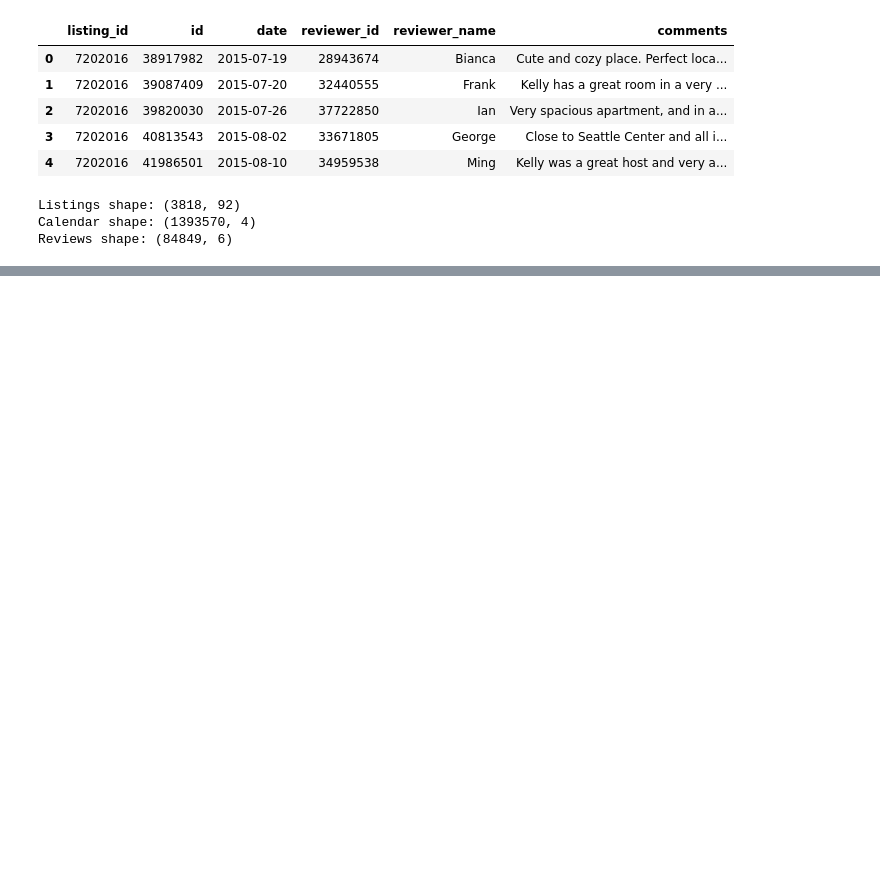
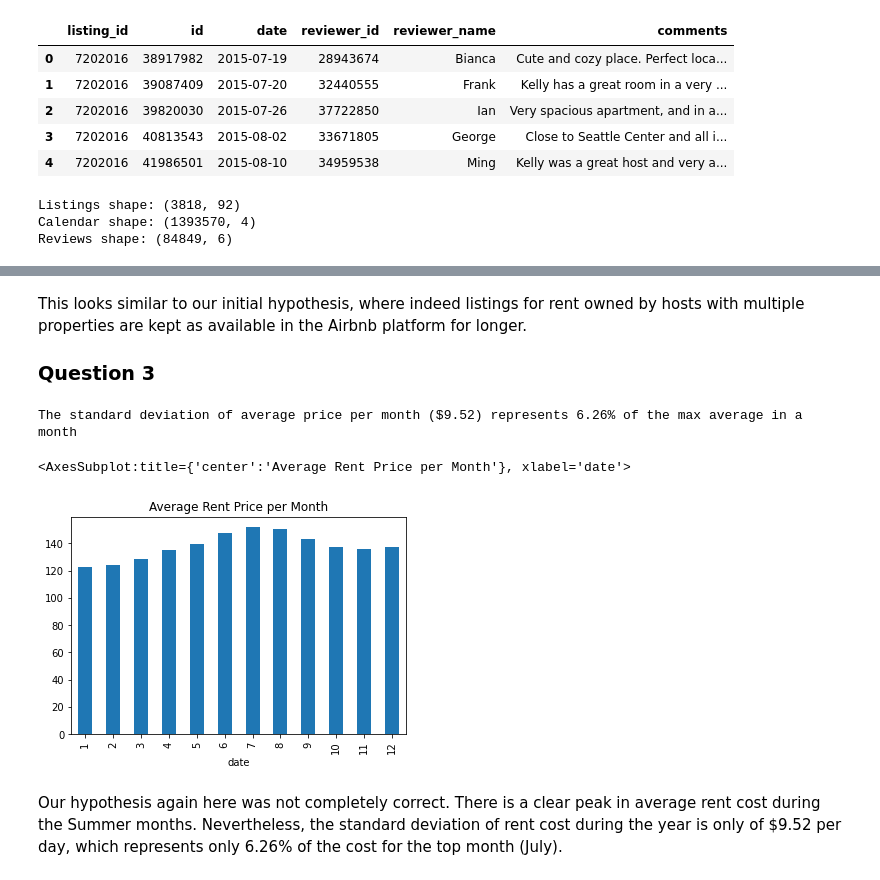
Before and after one commit to adaltof/seattle-airbnb, a Jupyter notebook: Seattle-AirBnb-Project.ipynb, the cells around one changed output, grey strips where cells are left out. Saved outputs shown, nothing was run; the diff lists cells and outputs as text; code cells hidden in the pictures; blank space fills up the shorter version.

```diff
--- a/Seattle-AirBnb-Project.ipynb
+++ b/Seattle-AirBnb-Project.ipynb
@@ -49,0 +57,4 @@ calendar_df.head()
+# %%
+# Correct price column from currency to numeric format
+calendar_df.price = calendar_df.price.replace('[\$,]', '', regex=True).astype(float)
+calendar_df.price.head()
@@ -69,0 +166,24 @@ Reviews shape: (84849, 6)
+# %% [markdown]
+This looks similar to our initial hypothesis, where indeed listings for rent owned by hosts with multiple properties are kept as available in the Airbnb platform for longer.
+
+### Question 3
+# %%
+grouped_by_month = calendar_df.copy()
+grouped_by_month.date = pd.to_datetime(grouped_by_month.date)
+
+grouped_by_month.date = grouped_by_month.date.dt.month
+
+#grouped_by_month = grouped_by_month.assign(months=months)
+
+#grouped_by_month.group = pd.to_datetime(grouped_by_month.date).dt.month
+
+grouped_by_month
+grouped_df = grouped_by_month.price.groupby(grouped_by_month.date).mean()
+print(f'The standard deviation of average price per month (${grouped_df.std():.2f}) represents {grouped_df.std()*100/grouped_df.max():.2f}% of the max average in a month.')
+grouped_df.plot(kind='bar', title='Average Rent Price per Month')
+# %% [output]
+The standard deviation of average price per month ($9.52) represents 6.26% of the max average in a month
+<AxesSubplot:title={'center':'Average Rent Price per Month'}, xlabel='date'>
+[figure, added]
+# %% [markdown]
+Our hypothesis again here was not completely correct. There is a clear peak in average rent cost during the Summer months. Nevertheless, the standard deviation of rent cost during the year is only of $9.52 per day, which represents only 6.26% of the cost for the top month (July).
```
Also changed, not shown: parts of 14 cells of this notebook.
